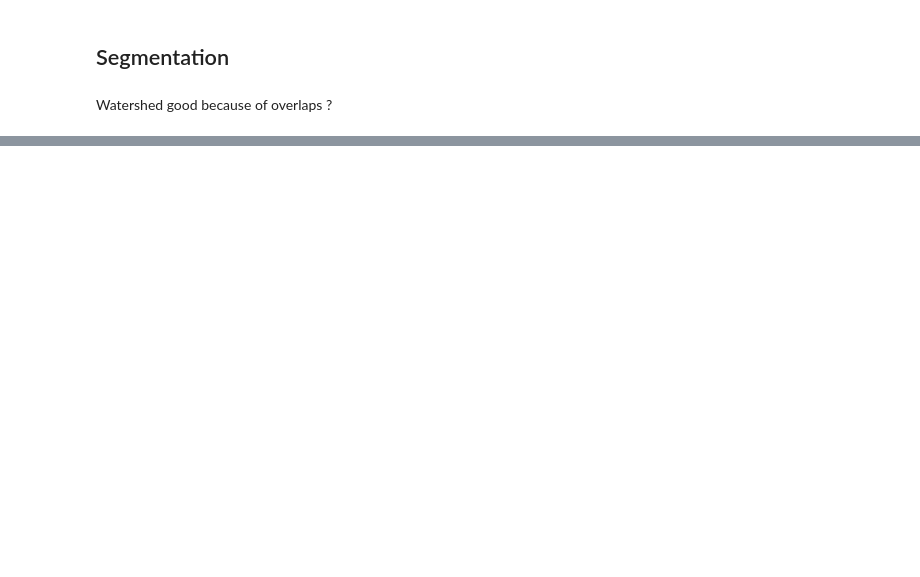
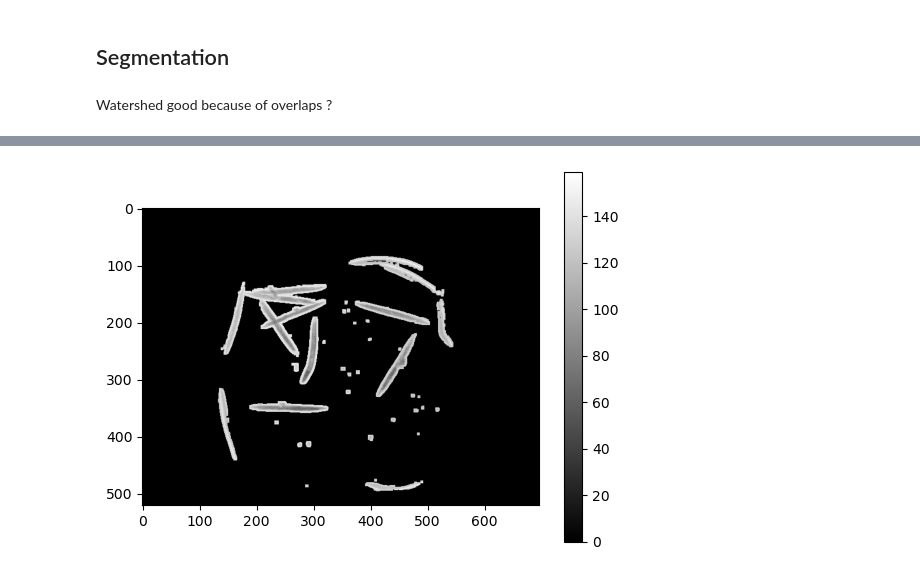
Before and after one commit to Lilian-GA/Nematode_status_assay, a Jupyter notebook: one_image_test.ipynb, the cells around one changed output, grey strips where cells are left out. Saved outputs shown, nothing was run; the diff lists cells and outputs as text; code cells hidden in the pictures; blank space fills up the shorter version.

```diff
--- a/one_image_test.ipynb
+++ b/one_image_test.ipynb
@@ -216,0 +219,7 @@ plt.show()
+# %%
+window_segmented = nematods*unif_window
+plt.imshow(window_segmented, cmap="gray")
+plt.colorbar()
+plt.show()
+# %% [output]
+[figure, added]
```
Also changed, not shown: parts of 10 cells of this notebook.
